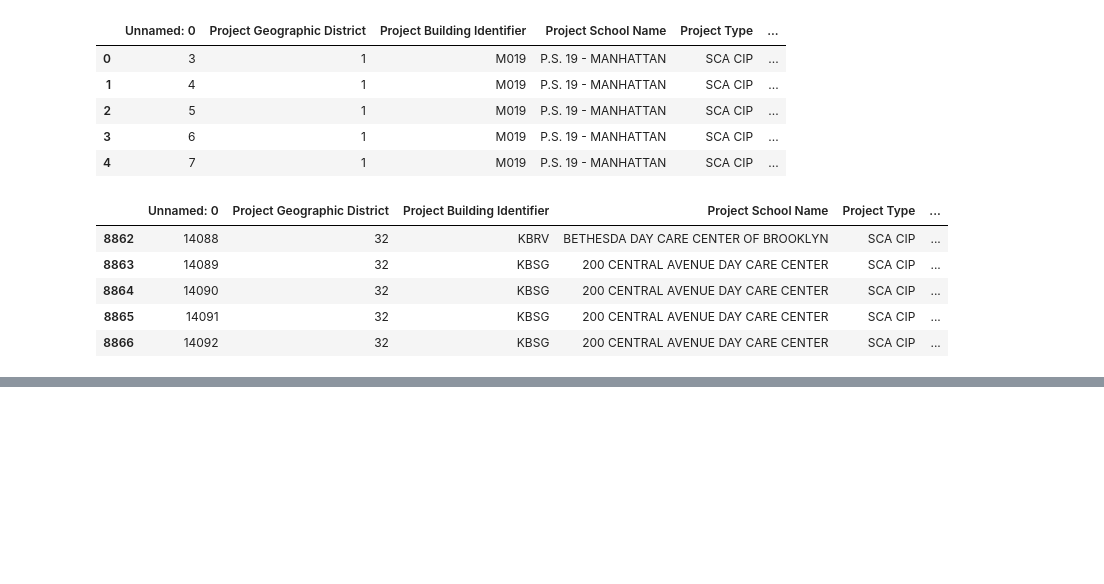
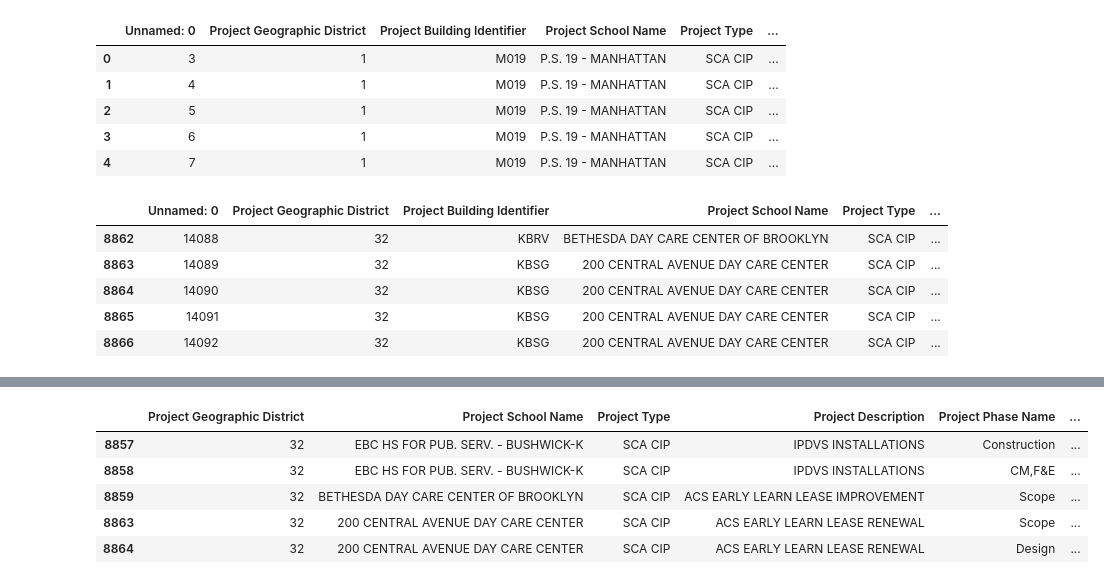
Before and after one commit to Deelaw15/Construction-Delay-Analysis, a Jupyter notebook: Delay prediction.ipynb, the cells around one changed output, grey strips where cells are left out. Saved outputs shown, nothing was run; the diff lists cells and outputs as text; code cells hidden in the pictures; blank space fills up the shorter version.

```diff
--- a/Delay prediction.ipynb
+++ b/Delay prediction.ipynb
@@ -34,0 +125,12 @@ df.tail(5)
+# %%
+df_new['Planned_Duration'] = (df_new['Project Planned End Date'] - df_new['Project Actual Start Date']).dt.days
+df_new['Actual_Duration'] = (df_new['Project Actual End Date'] - df_new['Project Actual Start Date']).dt.days
+# %%
+df_new.tail(5)
+# %% [output]
+|  | Project Geographic District | Project School Name | Project Type | Project Description | Project Phase Name | ... |
+| 8857 | 32 | EBC HS FOR PUB. SERV. - BUSHWICK-K | SCA CIP | IPDVS INSTALLATIONS | Construction | ... |
+| 8858 | 32 | EBC HS FOR PUB. SERV. - BUSHWICK-K | SCA CIP | IPDVS INSTALLATIONS | CM,F&E | ... |
+| 8859 | 32 | BETHESDA DAY CARE CENTER OF BROOKLYN | SCA CIP | ACS EARLY LEARN LEASE IMPROVEMENT | Scope | ... |
+| 8863 | 32 | 200 CENTRAL AVENUE DAY CARE CENTER | SCA CIP | ACS EARLY LEARN LEASE RENEWAL | Scope | ... |
+| 8864 | 32 | 200 CENTRAL AVENUE DAY CARE CENTER | SCA CIP | ACS EARLY LEARN LEASE RENEWAL | Design | ... |
```
Also changed, not shown: parts of 13 cells of this notebook.
